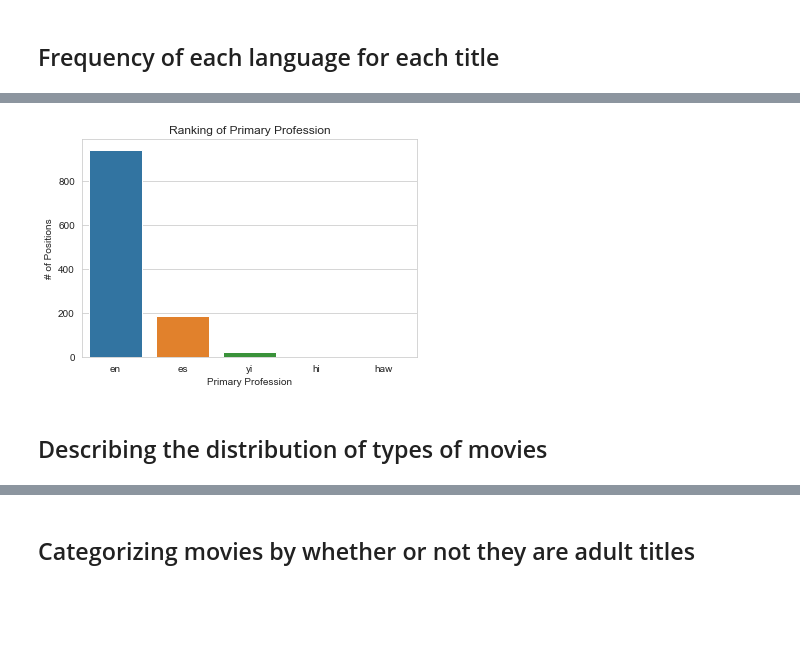
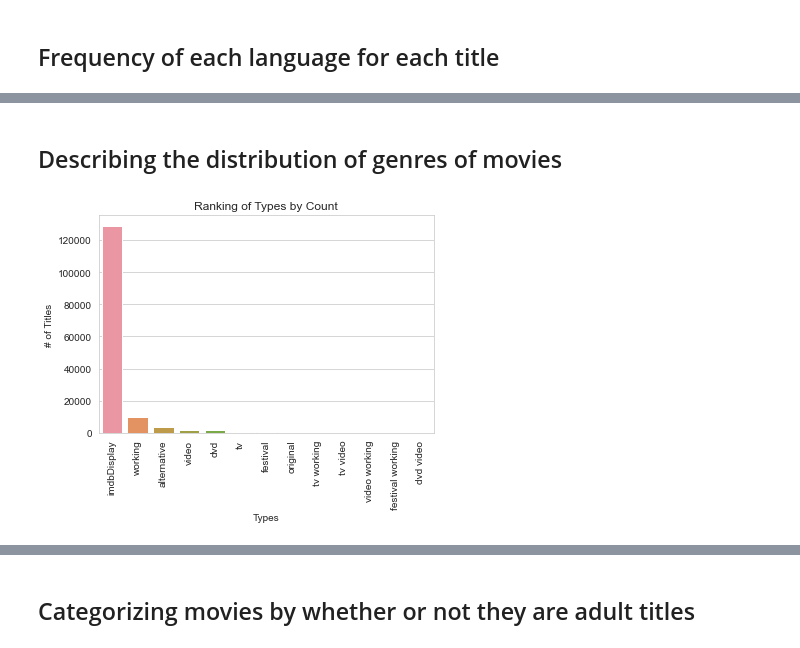
Before and after one commit to jxt1009/csci521proj, a Jupyter notebook: phase3/phase3_bivariate.ipynb, the cells around one changed output, grey strips where cells are left out. Cells and saved outputs as stored; diff of their text form; code cells hidden in the pictures; blank space fills up the shorter version.

```diff
--- a/phase3/phase3_bivariate.ipynb
+++ b/phase3/phase3_bivariate.ipynb
@@ -152,15 +163,15 @@ plt.show()
+# %% [markdown]
+## Describing the distribution of genres of movies
 # %%
-df = movies[['tconst','language']].copy().drop_duplicates().drop('tconst',axis=1)
-df.language = df.language.replace('\\N', np.nan)
+df = movies[['tconst','types']].copy().drop_duplicates().drop('tconst',axis=1)
+df.types = df.types.replace('\\N', np.nan)
+df.types = df.types.apply(lambda x: x if "\x02" not in str(x) else str(x).replace("\x02"," "))
 df = df.dropna()
 
-sns.countplot(data=df,x="language",order=df['language'].value_counts().index)
-
-plt.title("Ranking of Primary Profession")
-plt.xlabel('Primary Profession'); plt.ylabel('# of Positions')
-plt.xticks(rotation=0)
+sns.countplot(data=df,x="types",order=df['types'].value_counts().index)
+plt.title("Ranking of Types by Count")
+plt.xlabel('Types'); plt.ylabel('# of Titles')
+plt.xticks(rotation=90)
 plt.show()
 # %% [output]
-[figure, old version]
+[figure, new version]
-# %% [markdown]
-## Describing the distribution of types of movies
```
Also changed, not shown: parts of 2 cells of this notebook, 1 other file.
